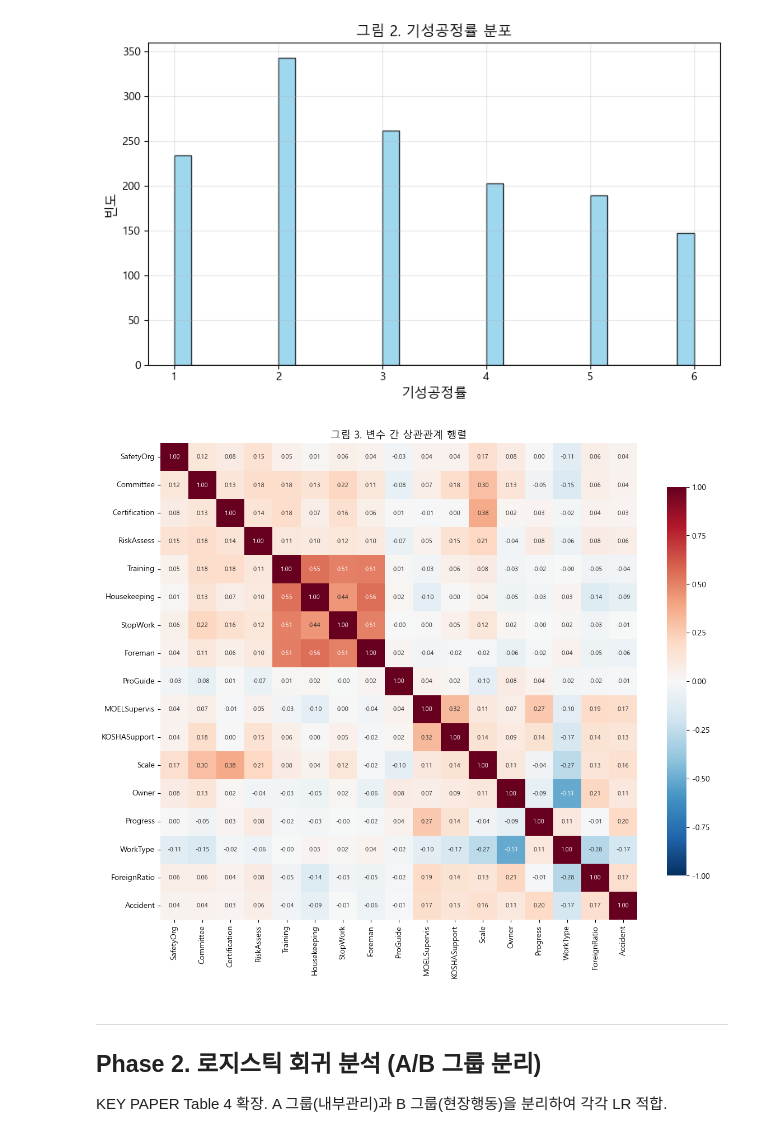
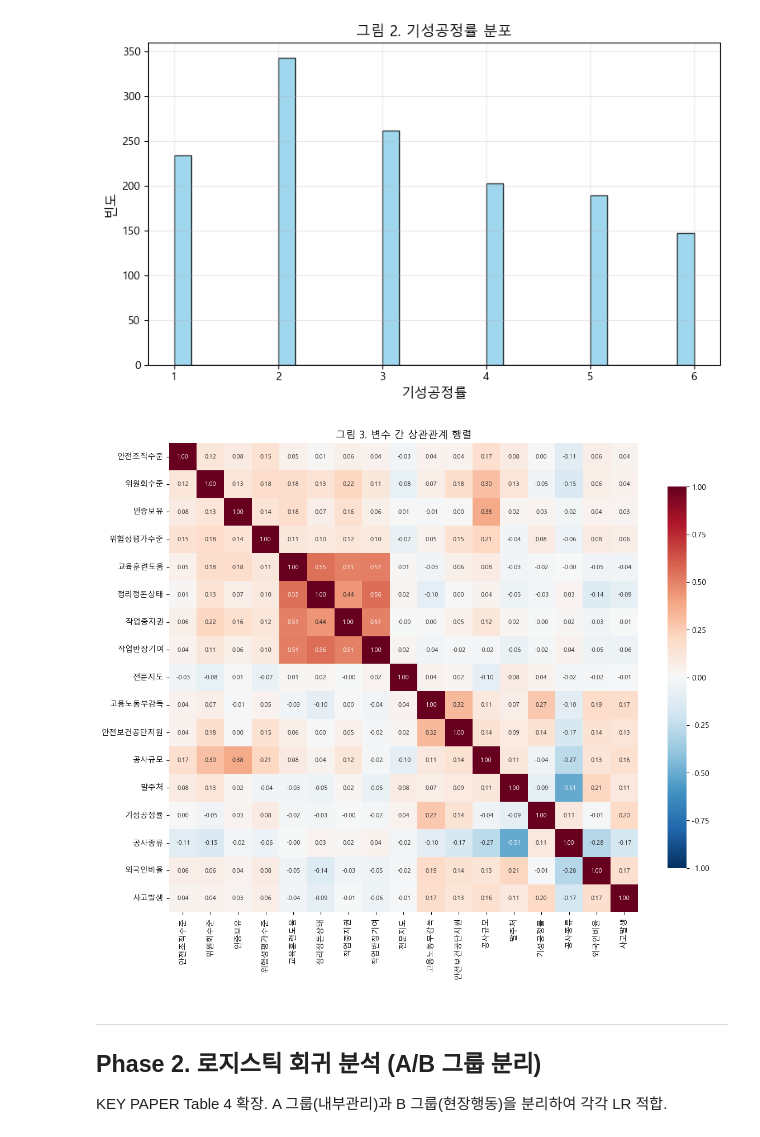
Before and after one commit to geonumul/construction_competition, a Jupyter notebook: notebooks/02_데이터분석.ipynb, the cells around one changed output. Saved outputs shown, nothing was run; the diff lists cells and outputs as text; code cells hidden in the pictures.

```diff
--- a/notebooks/02_데이터분석.ipynb
+++ b/notebooks/02_데이터분석.ipynb
@@ -86,16 +77,15 @@ plt.show()
 [figure]
 # %%
 # 그림 3: 상관관계 히트맵 (KEY PAPER Fig 3 대응)
-df_en = df.rename(columns=EN_MAP)
 fig, ax = plt.subplots(figsize=(12, 10))
-sns.heatmap(df_en.corr(), annot=True, fmt='.2f', cmap='RdBu_r', center=0,
+sns.heatmap(df.corr(), annot=True, fmt='.2f', cmap='RdBu_r', center=0,
             vmin=-1, vmax=1, square=True, ax=ax, cbar_kws={'shrink':0.8}, annot_kws={'size':8})
 ax.set_title('그림 3. 변수 간 상관관계 행렬', fontsize=13)
 plt.tight_layout()
 plt.savefig('../results/figures/fig3_상관관계.png', dpi=120, bbox_inches='tight')
 plt.show()
 # %% [output]
-[figure, old version]
+[figure, new version]
 # %% [markdown]
 ---
 ## Phase 2. 로지스틱 회귀 분석 (A/B 그룹 분리)
```
Also changed, not shown: parts of 4 cells of this notebook, 3 other files.
